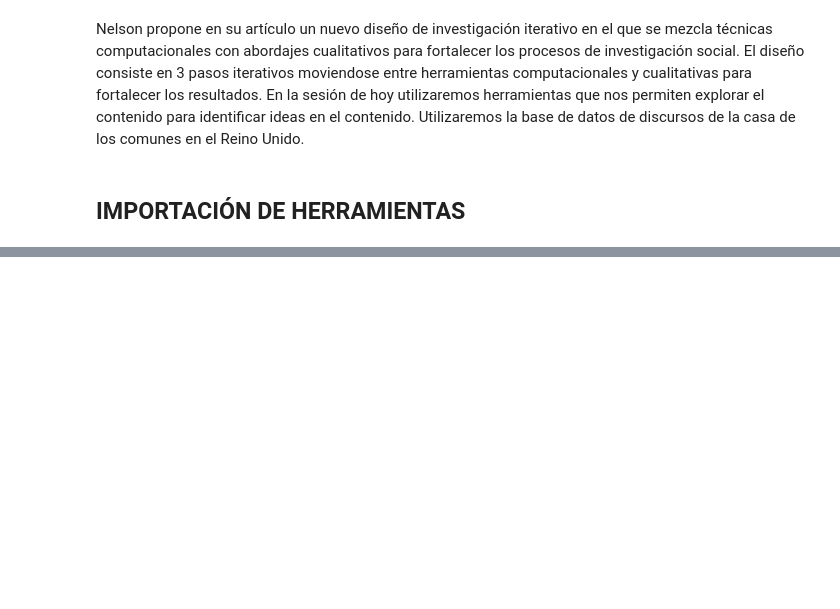
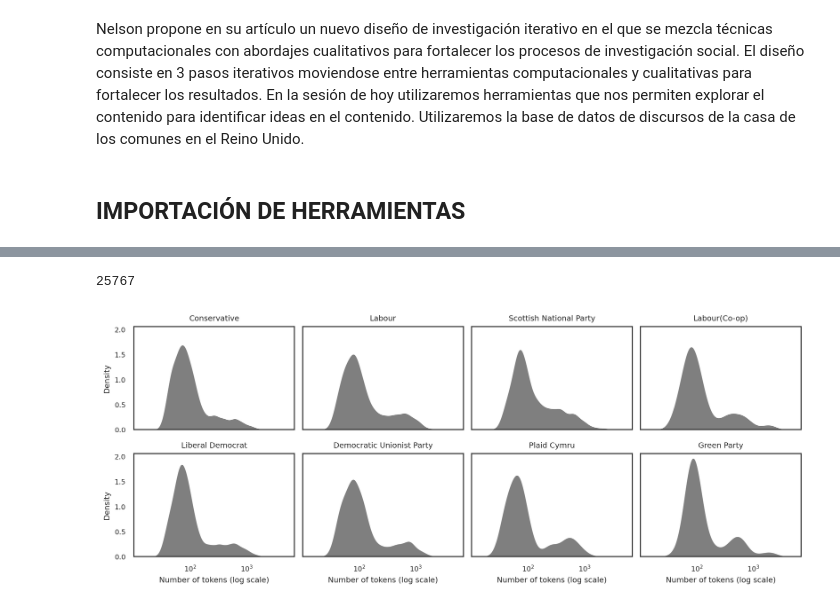
Before and after one commit to ramonzamora89/Ciencias-Sociales-Computacionales, a Jupyter notebook: notebooks/anlisisExploratiorioDeTexto.ipynb, the cells around one changed output, grey strips where cells are left out. Saved outputs shown, nothing was run; the diff lists cells and outputs as text; code cells hidden in the pictures; blank space fills up the shorter version.

```diff
--- a/notebooks/anlisisExploratiorioDeTexto.ipynb
+++ b/notebooks/anlisisExploratiorioDeTexto.ipynb
@@ -36,3 +36,9 @@ from sklearn.feature_extraction.text import CountVectorizer, TfidfVectorizer
 from sklearn.decomposition import TruncatedSVD
 from sklearn.preprocessing import Normalizer
 import scipy
+# %%
+columns = ['speech', 'speakername', 'party', 'constituency', 'year']
+uk_df = pd.read_csv("../data/hansard-speeches-v301.csv")
+uk_df.dropna(subset = ['party', 'speakername', 'speech'],inplace=True)
+uk_df = uk_df.query('year > 2016')
+uk_df['party'].value_counts()
@@ -38,0 +62,15 @@ import scipy
+# %%
+parties_keep = [
+    'Conservative',
+    'Labour',
+    'Scottish National Party',
+    'Labour (Co-op)',
+    'Liberal Democrat',
+    'Democratic Unionist Party',
+    'Plaid Cymru',
+    'Green Party'
+]
+party_subset = uk_df[uk_df['party'].isin(parties_keep)].copy()
+party_subset.reset_index(drop=True, inplace=True)
+total_speech_counts = party_subset['party'].value_counts()
+total_speech_counts
@@ -38,0 +87,5 @@ import scipy
+# %%
+sampled_speeches = party_subset.groupby('party').sample(replace=True, frac=3, random_state=23)
+len(sampled_speeches)
+# %% [output]
+25767
@@ -38,0 +99,22 @@ import scipy
+# %%
+sampled_speeches['speech_len'] = sampled_speeches['speech'].apply(lambda x: len(x.split(" ")))
+# %%
+parties = sampled_speeches.groupby('party')
+def party_subplot(subgroup, title, position):
+    sns.kdeplot(ax = position, data=subgroup, x='speech_len', log_scale=True, fill=True, alpha=.5, linewidth=0, color='black')
+    position.set(xlabel='Number of tokens (log scale)', title=title)
+fig, ax = plt.subplots(2, 4, sharex=True, sharey=True, figsize=(10, 4))
+
+party_subplot(parties.get_group('Conservative'), 'Conservative', ax[0,0])
+party_subplot(parties.get_group('Labour'), 'Labour', ax[0,1])
+party_subplot(parties.get_group('Scottish National Party'), 'Scottish National Party', ax[0,2])
+party_subplot(parties.get_group('Labour (Co-op)'), 'Labour(Co-op)', ax[0,3])
+party_subplot(parties.get_group('Liberal Democrat'),'Liberal Democrat', ax[1,0])
+party_subplot(parties.get_group('Democratic Unionist Party'), 'Democratic Unionist Party', ax[1,1])
+party_subplot(parties.get_group('Plaid Cymru'), 'Plaid Cymru', ax[1,2])
+party_subplot(parties.get_group('Green Party'), 'Green Party', ax[1,3])
+
+plt.tight_layout()
+plt.show()
+# %% [output]
+[figure, added]
```
Also changed, not shown: parts of 3 cells of this notebook, 1 other file.
